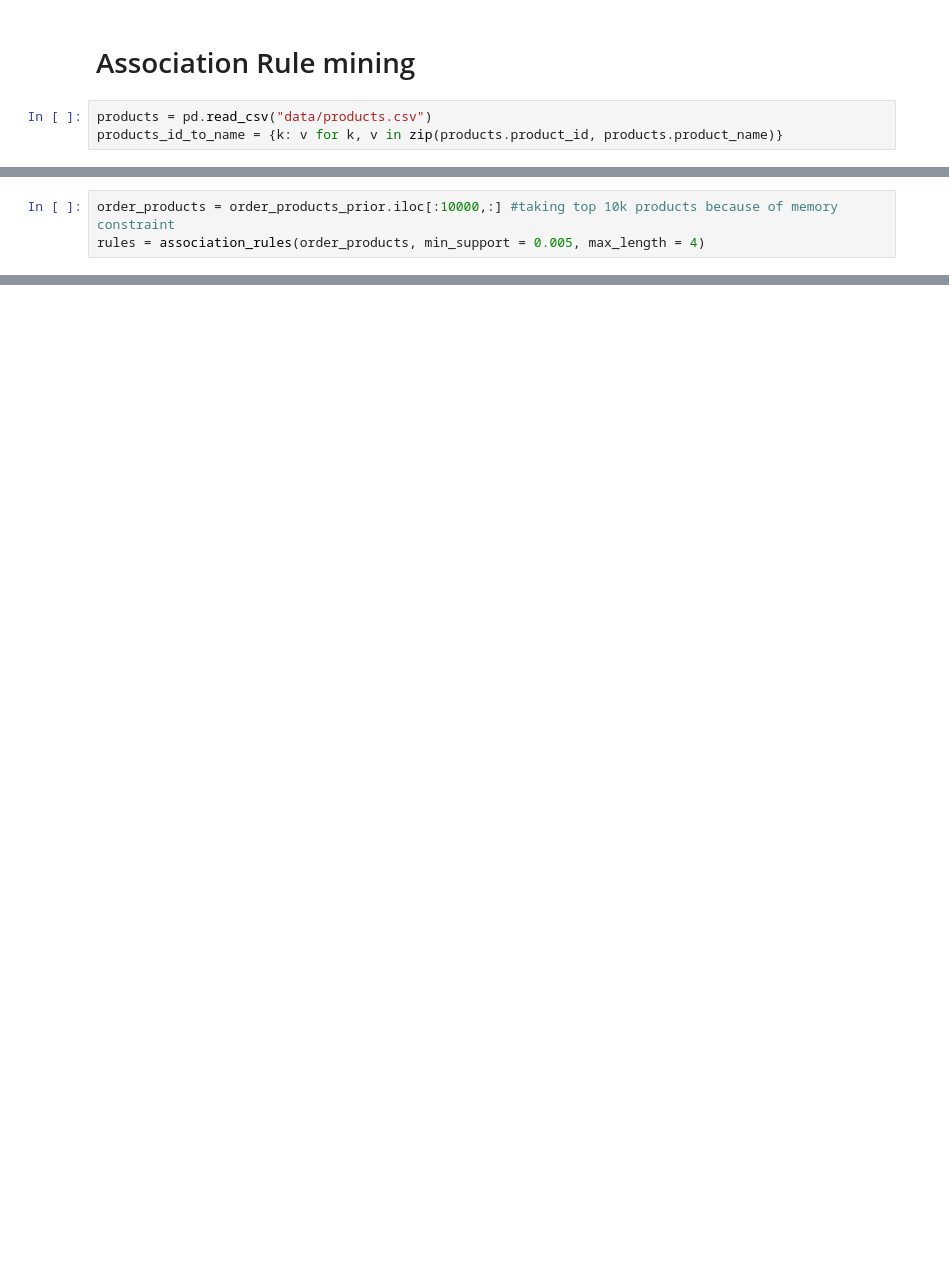
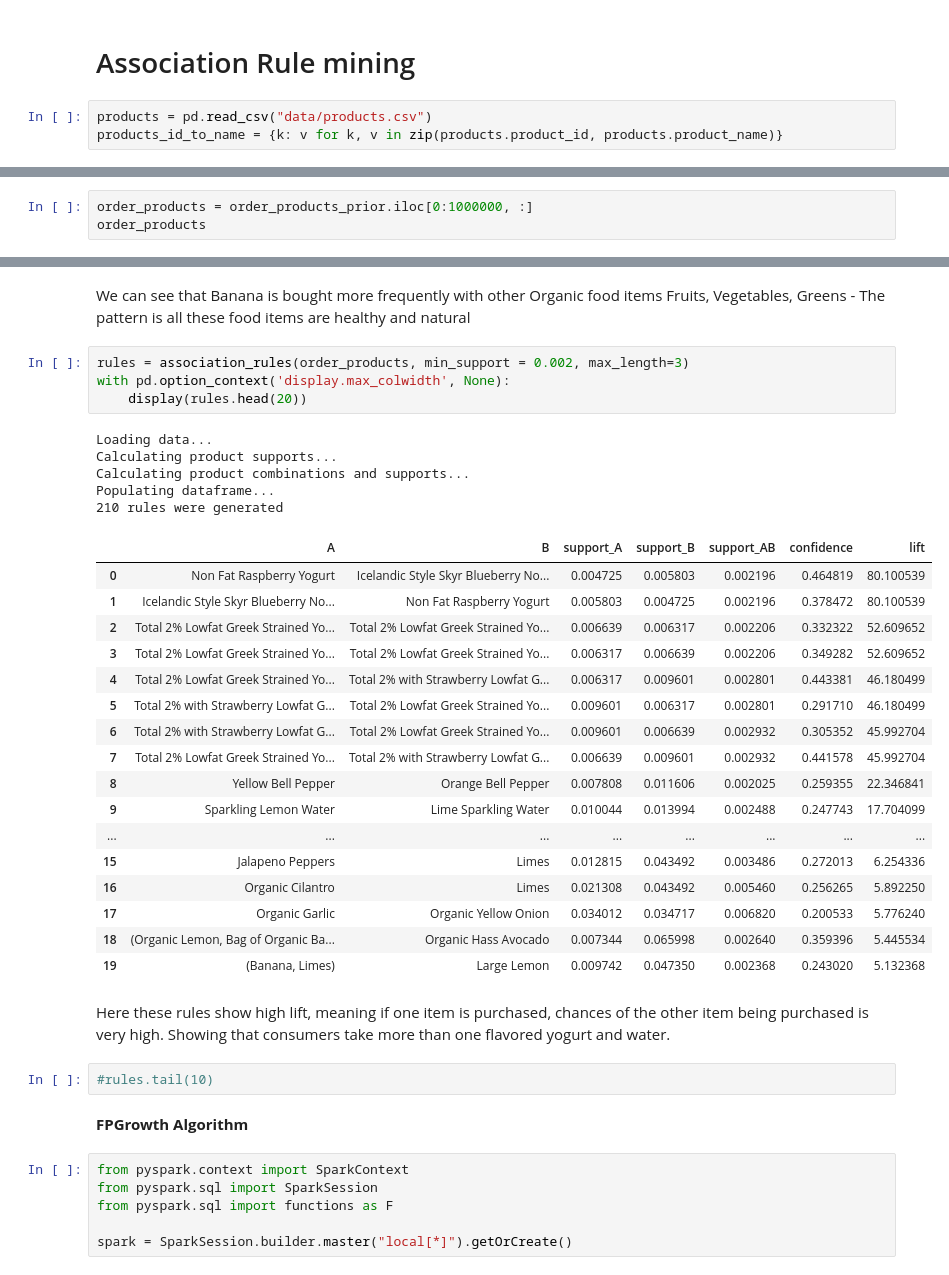
Before and after one commit to srpanchal/Instacart-Market-Basket-Analysis, a Jupyter notebook: Instacart.ipynb, the cells around one changed output, grey strips where cells are left out. Cells and saved outputs as stored; diff of their text form; blank space fills up the shorter version.

Commit message:
FPGrowth

```diff
--- a/Instacart.ipynb
+++ b/Instacart.ipynb
@@ -531,4 +445,4 @@ def association_rules(order_products, min_support, min_length = 2, max_length =
 # %%
-order_products = order_products_prior.iloc[:10000,:] #taking top 10k products because of memory constraint
-rules = association_rules(order_products, min_support = 0.005, max_length = 4)
+order_products = order_products_prior.iloc[0:1000000, :]
+order_products
 # %% [output]
@@ -555,0 +573,42 @@ rules
+# %% [markdown]
+We can see that Banana is bought more frequently with other Organic food items
+Fruits, Vegetables, Greens - The pattern is all these food items are healthy and natural
+# %%
+rules = association_rules(order_products, min_support = 0.002, max_length=3)
+with pd.option_context('display.max_colwidth', None):
+    display(rules.head(20))
+# %% [output]
+Loading data...
+Calculating product supports...
+Calculating product combinations and supports...
+Populating dataframe...
+210 rules were generated
+|  | A | B | support_A | support_B | support_AB | confidence | lift |
+| 0 | Non Fat Raspberry Yogurt | Icelandic Style Skyr Blueberry No... | 0.004725 | 0.005803 | 0.002196 | 0.464819 | 80.100539 |
+| 1 | Icelandic Style Skyr Blueberry No... | Non Fat Raspberry Yogurt | 0.005803 | 0.004725 | 0.002196 | 0.378472 | 80.100539 |
+| 2 | Total 2% Lowfat Greek Strained Yo... | Total 2% Lowfat Greek Strained Yo... | 0.006639 | 0.006317 | 0.002206 | 0.332322 | 52.609652 |
+| 3 | Total 2% Lowfat Greek Strained Yo... | Total 2% Lowfat Greek Strained Yo... | 0.006317 | 0.006639 | 0.002206 | 0.349282 | 52.609652 |
+| 4 | Total 2% Lowfat Greek Strained Yo... | Total 2% with Strawberry Lowfat G... | 0.006317 | 0.009601 | 0.002801 | 0.443381 | 46.180499 |
+| 5 | Total 2% with Strawberry Lowfat G... | Total 2% Lowfat Greek Strained Yo... | 0.009601 | 0.006317 | 0.002801 | 0.291710 | 46.180499 |
+| 6 | Total 2% with Strawberry Lowfat G... | Total 2% Lowfat Greek Strained Yo... | 0.009601 | 0.006639 | 0.002932 | 0.305352 | 45.992704 |
+| 7 | Total 2% Lowfat Greek Strained Yo... | Total 2% with Strawberry Lowfat G... | 0.006639 | 0.009601 | 0.002932 | 0.441578 | 45.992704 |
+| 8 | Yellow Bell Pepper | Orange Bell Pepper | 0.007808 | 0.011606 | 0.002025 | 0.259355 | 22.346841 |
+| 9 | Sparkling Lemon Water | Lime Sparkling Water | 0.010044 | 0.013994 | 0.002488 | 0.247743 | 17.704099 |
+| ... | ... | ... | ... | ... | ... | ... | ... |
+| 15 | Jalapeno Peppers | Limes | 0.012815 | 0.043492 | 0.003486 | 0.272013 | 6.254336 |
+| 16 | Organic Cilantro | Limes | 0.021308 | 0.043492 | 0.005460 | 0.256265 | 5.892250 |
+| 17 | Organic Garlic | Organic Yellow Onion | 0.034012 | 0.034717 | 0.006820 | 0.200533 | 5.776240 |
+| 18 | (Organic Lemon, Bag of Organic Ba... | Organic Hass Avocado | 0.007344 | 0.065998 | 0.002640 | 0.359396 | 5.445534 |
+| 19 | (Banana, Limes) | Large Lemon | 0.009742 | 0.047350 | 0.002368 | 0.243020 | 5.132368 |
+# %% [markdown]
+Here these rules show high lift, meaning if one item is purchased, chances of the other item being purchased is very high. Showing that consumers take more than one flavored yogurt and water.
+# %%
+#rules.tail(10)
+# %% [markdown]
+**FPGrowth Algorithm**
+# %%
+from pyspark.context import SparkContext
+from pyspark.sql import SparkSession
+from pyspark.sql import functions as F
+
+spark = SparkSession.builder.master("local[*]").getOrCreate()
```
Also changed, not shown: parts of 19 cells of this notebook.
